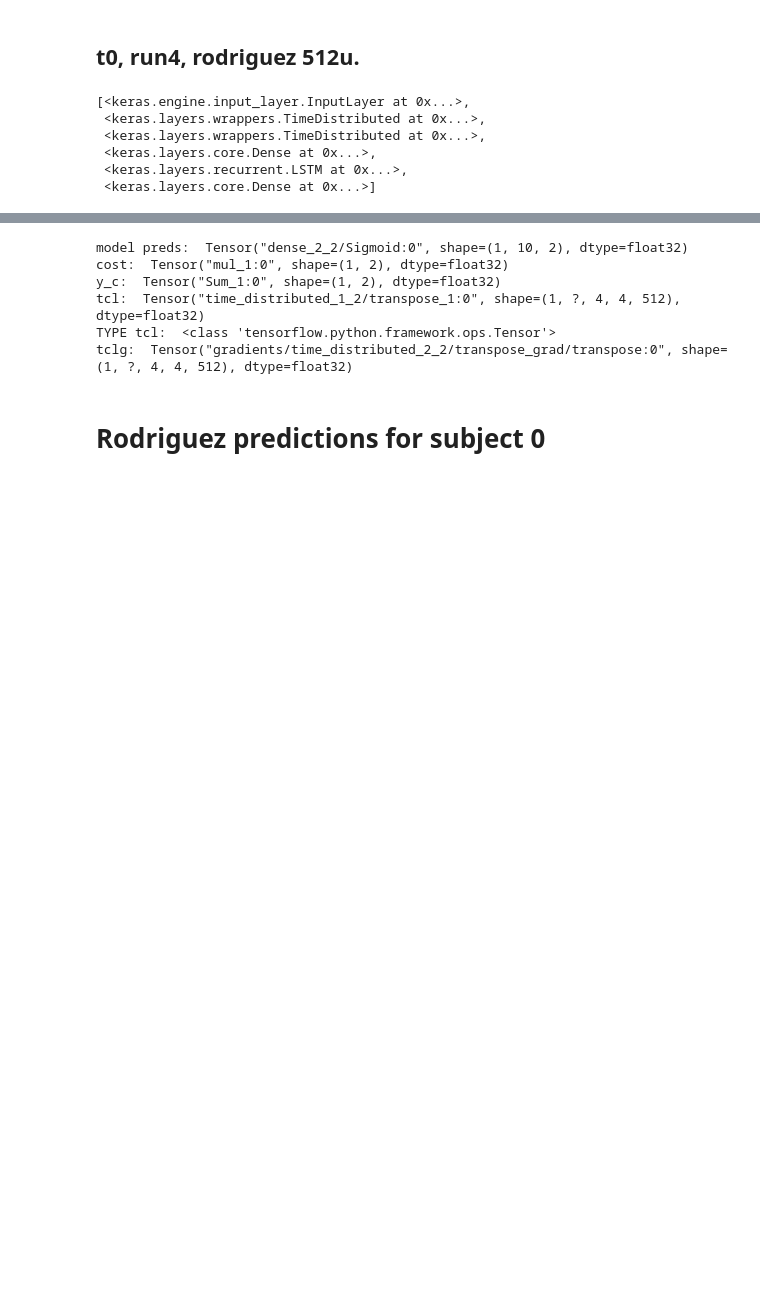
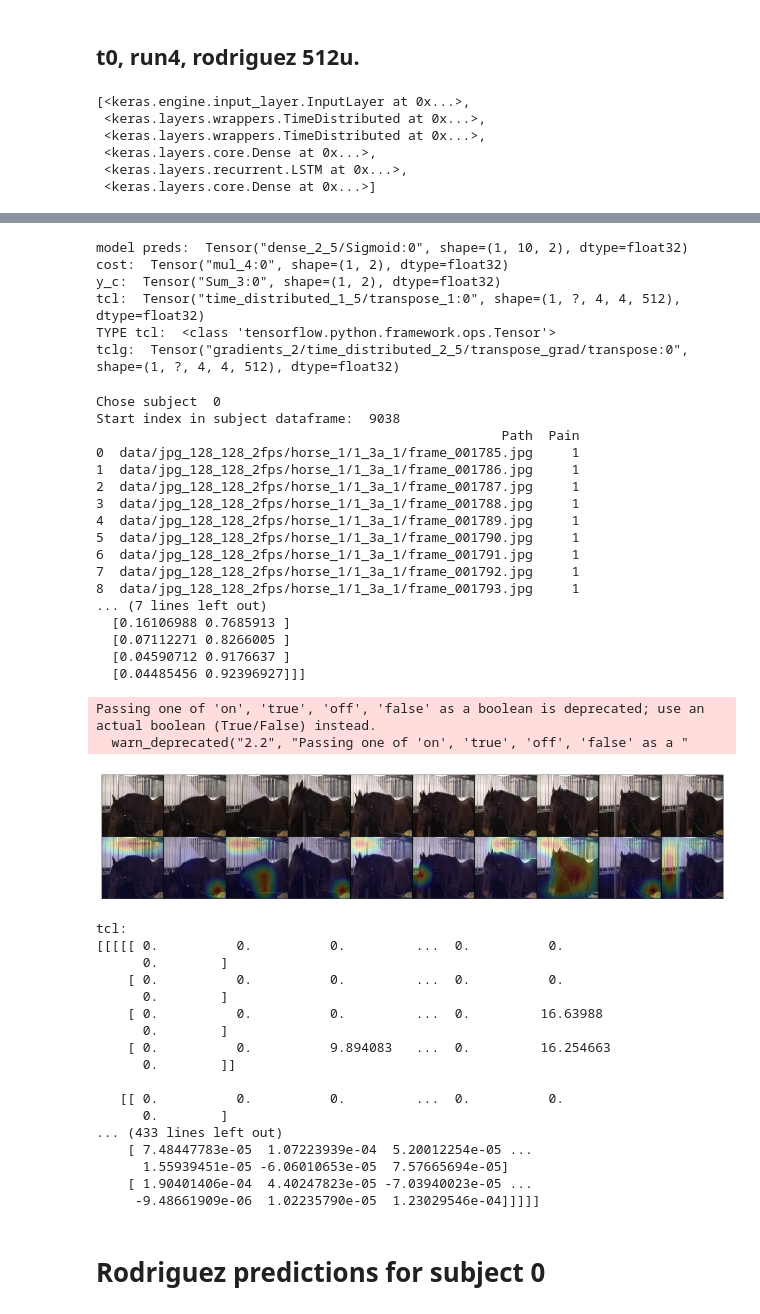
Before and after one commit to sofiabroome/painface-recognition, a Jupyter notebook: notebooks/gradcam_rodriguez_t0.ipynb, the cells around one changed output, grey strips where cells are left out. Saved outputs shown, nothing was run; the diff lists cells and outputs as text; code cells hidden in the pictures; blank space fills up the shorter version.

```diff
--- a/notebooks/gradcam_rodriguez_t0.ipynb
+++ b/notebooks/gradcam_rodriguez_t0.ipynb
@@ -49,13 +49,15 @@ aug_flip = 0
 aug_crop = 0
 aug_light = 0
 
+nb_input_dims = 5
+
 subject_ids = pd.read_csv('../metadata/horse_subjects.csv')['Subject'].values
 channels = 3
 # %%
 from utils import ArgsProxy
 args = ArgsProxy(rgb_path, of_path, input_height, input_width,
                  seq_length, seq_stride, batch_size, nb_labels,
-                 aug_flip, aug_crop, aug_light)
+                 aug_flip, aug_crop, aug_light, nb_input_dims)
 # %%
 import data_handler as dathand
 dh = dathand.DataHandler(path=args.data_path,
@@ -70,7 +72,8 @@ dh = dathand.DataHandler(path=args.data_path,
                          nb_labels=args.nb_labels,
                          aug_flip=args.aug_flip,
                          aug_crop=args.aug_crop,
-                         aug_light=args.aug_light)
+                         aug_light=args.aug_light,
+                         nb_input_dims=args.nb_input_dims)
 # %%
 import utils
 subject_dfs = utils.read_or_create_subject_dfs(dh, args, subject_ids)
@@ -158,12 +161,12 @@ print('tclg: ', target_conv_layer_grad)
 
 gb_grad = tf.gradients(cost, images)[0]  # Guided backpropagation back to input layer
 # %% [output]
-model preds:  Tensor("dense_2_2/Sigmoid:0", shape=(1, 10, 2), dtype=float32)
-cost:  Tensor("mul_1:0", shape=(1, 2), dtype=float32)
-y_c:  Tensor("Sum_1:0", shape=(1, 2), dtype=float32)
-tcl:  Tensor("time_distributed_1_2/transpose_1:0", shape=(1, ?, 4, 4, 512), dtype=float32)
+model preds:  Tensor("dense_2_5/Sigmoid:0", shape=(1, 10, 2), dtype=float32)
+cost:  Tensor("mul_4:0", shape=(1, 2), dtype=float32)
+y_c:  Tensor("Sum_3:0", shape=(1, 2), dtype=float32)
+tcl:  Tensor("time_distributed_1_5/transpose_1:0", shape=(1, ?, 4, 4, 512), dtype=float32)
 TYPE tcl:  <class 'tensorflow.python.framework.ops.Tensor'>
-tclg:  Tensor("gradients/time_distributed_2_2/transpose_grad/transpose:0", shape=(1, ?, 4, 4, 512), dtype=float32)
+tclg:  Tensor("gradients_2/time_distributed_2_5/transpose_grad/transpose:0", shape=(1, ?, 4, 4, 512), dtype=float32)
 # %%
 def run_on_one_sequence(sess, model, batch_img):
     with sess.as_default():
@@ -191,3 +199,44 @@ def run_on_one_sequence(sess, model, batch_img):
+# %%
+batch_img, batch_label = utils.data_for_one_random_sequence_5D(args, subject_dfs, computer='local',subject=0, start_index=9038)
+run_on_one_sequence(sess, model, batch_img)
+# %% [output]
+Chose subject  0
+Start index in subject dataframe:  9038
+                                                    Path  Pain
+0  data/jpg_128_128_2fps/horse_1/1_3a_1/frame_001785.jpg     1
+1  data/jpg_128_128_2fps/horse_1/1_3a_1/frame_001786.jpg     1
+2  data/jpg_128_128_2fps/horse_1/1_3a_1/frame_001787.jpg     1
+3  data/jpg_128_128_2fps/horse_1/1_3a_1/frame_001788.jpg     1
+4  data/jpg_128_128_2fps/horse_1/1_3a_1/frame_001789.jpg     1
+5  data/jpg_128_128_2fps/horse_1/1_3a_1/frame_001790.jpg     1
+6  data/jpg_128_128_2fps/horse_1/1_3a_1/frame_001791.jpg     1
+7  data/jpg_128_128_2fps/horse_1/1_3a_1/frame_001792.jpg     1
+8  data/jpg_128_128_2fps/horse_1/1_3a_1/frame_001793.jpg     1
+... (7 lines left out)
+  [0.16106988 0.7685913 ]
+  [0.07112271 0.8266005 ]
+  [0.04590712 0.9176637 ]
+  [0.04485456 0.92396927]]]
+Passing one of 'on', 'true', 'off', 'false' as a boolean is deprecated; use an actual boolean (True/False) instead.
+  warn_deprecated("2.2", "Passing one of 'on', 'true', 'off', 'false' as a "
+[figure, added]
+tcl:
+[[[[[ 0.          0.          0.         ...  0.          0.
+      0.        ]
+    [ 0.          0.          0.         ...  0.          0.
+      0.        ]
+    [ 0.          0.          0.         ...  0.         16.63988
+      0.        ]
+    [ 0.          0.          9.894083   ...  0.         16.254663
+      0.        ]]
+
+   [[ 0.          0.          0.         ...  0.          0.
+      0.        ]
+... (433 lines left out)
+    [ 7.48447783e-05  1.07223939e-04  5.20012254e-05 ...
+      1.55939451e-05 -6.06010653e-05  7.57665694e-05]
+    [ 1.90401406e-04  4.40247823e-05 -7.03940023e-05 ...
+     -9.48661909e-06  1.02235790e-05  1.23029546e-04]]]]]
 # %% [markdown]
 # Rodriguez predictions for subject 0
 # %%
```
Also changed, not shown: parts of 5 cells of this notebook, 7 other files.
